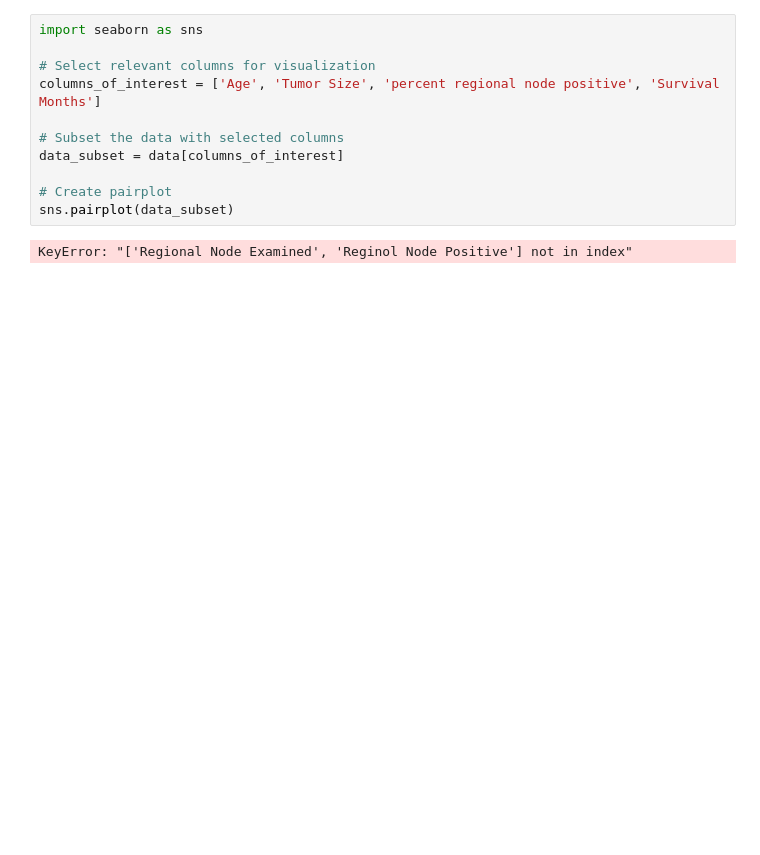
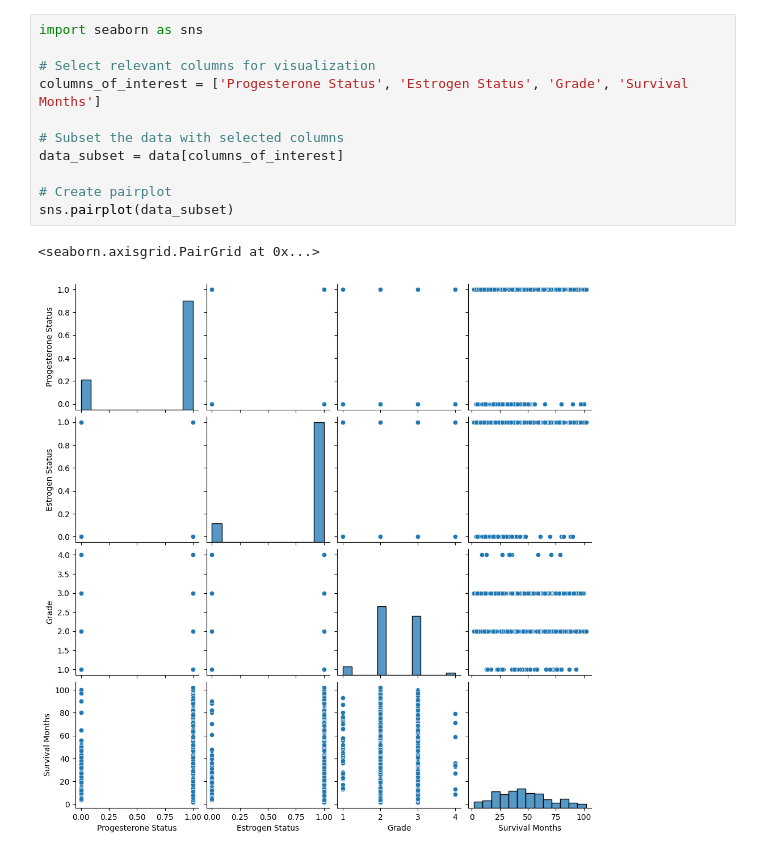
Before and after one commit to jeancarson/Block3Epic, a Jupyter notebook: random_forest/visualisation_heat_map.ipynb, the cells around one changed output. Drawn from its saved outputs; the diff is of its cells as text; blank space fills up the shorter version.

```diff
--- a/random_forest/visualisation_heat_map.ipynb
+++ b/random_forest/visualisation_heat_map.ipynb
@@ -88,13 +81,14 @@ plt.show()
 # %%
 import seaborn as sns
 
 # Select relevant columns for visualization
-columns_of_interest = ['Age', 'Tumor Size', 'percent regional node positive', 'Survival Months']
+columns_of_interest = ['Progesterone Status', 'Estrogen Status', 'Grade', 'Survival Months']
 
 # Subset the data with selected columns
 data_subset = data[columns_of_interest]
 
 # Create pairplot
 sns.pairplot(data_subset)
 # %% [output]
-KeyError: "['Regional Node Examined', 'Reginol Node Positive'] not in index"
+<seaborn.axisgrid.PairGrid at 0x...>
+[figure, added]
```
Also changed, not shown: parts of 4 cells of this notebook, 4 other files.
